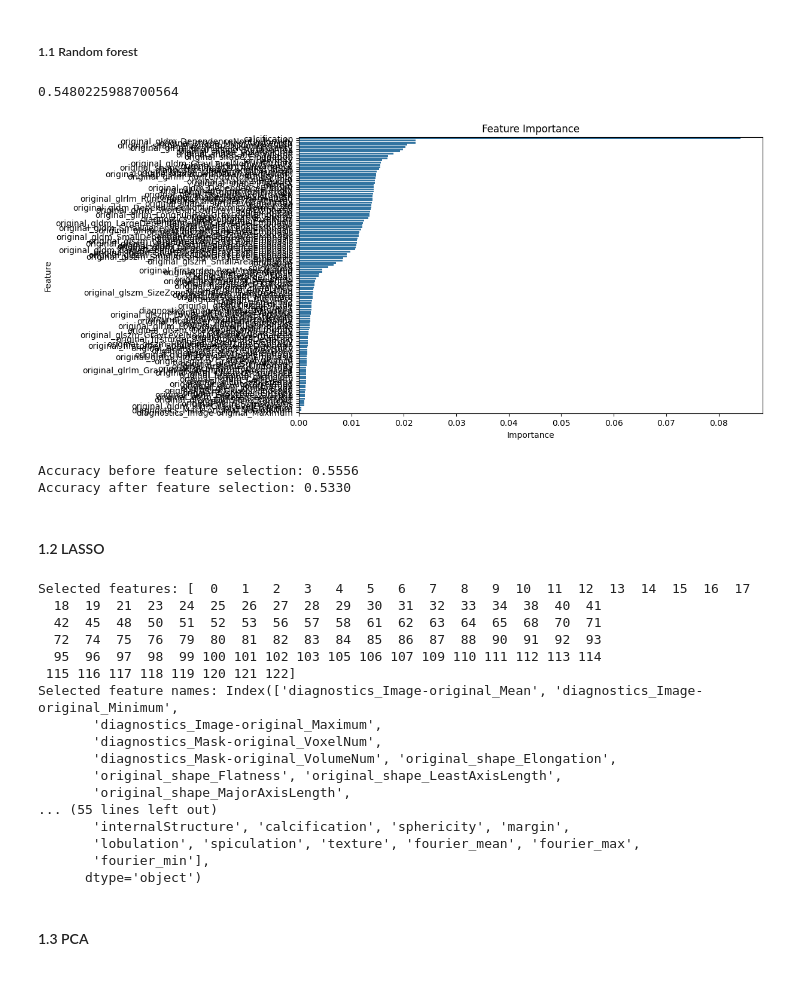
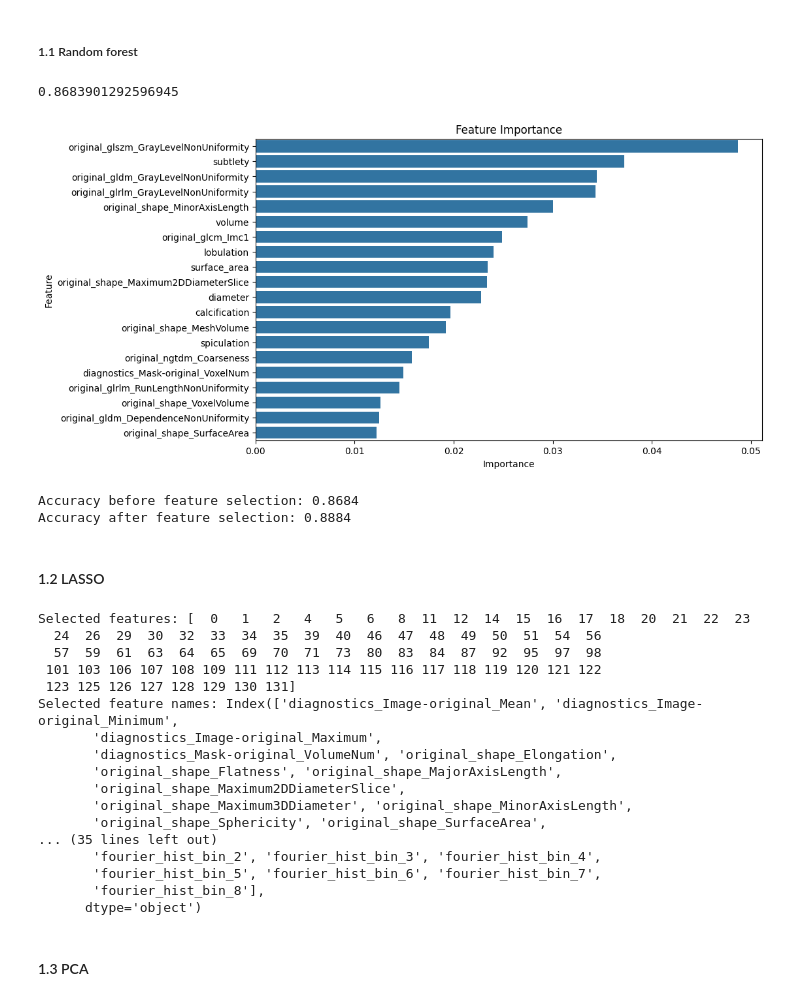
Before and after one commit to Alejandro-131004/Lung-cancer, a Jupyter notebook: feature-selection-joao.ipynb, the cells around one changed output. Saved outputs shown, nothing was run; the diff lists cells and outputs as text; code cells hidden in the pictures.

```diff
--- a/feature-selection-joao.ipynb
+++ b/feature-selection-joao.ipynb
@@ -48,0 +28,28 @@ max           5.000000
+# %%
+dataset_path = r'Feature Extraction and Data Cleaning\radiomic_features_pylidc_and_fourier_per_annotation.csv'  # Replace with the actual path to your CSV file
+df = pd.read_csv(dataset_path)
+# Get the shape of the dataset (rows, columns)
+print(df.shape)
+
+# Get basic statistics about the dataset
+print(df.describe())
+
+# Classifying the malignancy
+df['malignancy'] = df['malignancy'].replace({1: 0, 2: 0, 4: 1, 5: 1})  # 0 = benign, 1 = malignant
+df = df[df['malignancy'] != 3]  # Removing rows with malignancy 3
+
+# Drop Non-Numeric Columns
+df_numeric = df.select_dtypes(include=[float, int])
+
+# Separate Features and Target
+X = df_numeric.drop('malignancy', axis=1)  # Features
+y = df_numeric['malignancy']  # Target
+
+# Normalize Features Between 0 and 1
+scaler = MinMaxScaler()
+X_normalized = pd.DataFrame(scaler.fit_transform(X), columns=X.columns)
+
+# Create a New DataFrame
+processed_df = pd.concat([X_normalized, y.reset_index(drop=True)], axis=1)
+
+X_train, X_test, y_train, y_test = train_test_split(X_normalized, y, test_size=0.2, random_state=42)
@@ -71,31 +108,31 @@ y_pred = rf.predict(X_test)
 initial_accuracy = accuracy_score(y_test, y_pred)
 print(initial_accuracy)
 # %% [output]
-0.5480225988700564
+0.8683901292596945
 # %%
 # Get feature importances
 feature_importances = rf.feature_importances_
 
 # Create a DataFrame for visualization
 feature_importance_df = pd.DataFrame({
     'Feature': X_train.columns,
     'Importance': feature_importances
 })
 
 # Sort the DataFrame by importance
 feature_importance_df = feature_importance_df.sort_values(by='Importance', ascending=False)
-feature_importance_df = feature_importance_df
+feature_importance_df_small = feature_importance_df.head(20)
 
 # Plot feature importances
 plt.figure(figsize=(10, 6))
-sns.barplot(x='Importance', y='Feature', data=feature_importance_df)
+sns.barplot(x='Importance', y='Feature', data=feature_importance_df_small)
 plt.title('Feature Importance')
 plt.show()
 # %% [output]
-[figure, old version]
+[figure, new version]
 # %%
 # Select top 5 features (as an example)
-top_features = feature_importance_df.head(10)['Feature'].values
+top_features = feature_importance_df.head(40)['Feature'].values
 
 # Create a new dataset with only the top features
 X_train_selected = X_train[top_features]
@@ -113,8 +150,8 @@ selected_accuracy = accuracy_score(y_test, y_pred_selected)
 print(f'Accuracy before feature selection: {initial_accuracy:.4f}')
 print(f'Accuracy after feature selection: {selected_accuracy:.4f}')
 # %% [output]
-Accuracy before feature selection: 0.5556
-Accuracy after feature selection: 0.5330
+Accuracy before feature selection: 0.8684
+Accuracy after feature selection: 0.8884
 # %% [markdown]
 #### 1.2 LASSO
 # %%
@@ -147,22 +184,22 @@ print("Selected features:", non_zero_features)
 selected_feature_names = X.columns[non_zero_features]
 print("Selected feature names:", selected_feature_names)
 # %% [output]
-Selected features: [  0   1   2   3   4   5   6   7   8   9  10  11  12  13  14  15  16  17
-  18  19  21  23  24  25  26  27  28  29  30  31  32  33  34  38  40  41
-  42  45  48  50  51  52  53  56  57  58  61  62  63  64  65  68  70  71
-  72  74  75  76  79  80  81  82  83  84  85  86  87  88  90  91  92  93
-  95  96  97  98  99 100 101 102 103 105 106 107 109 110 111 112 113 114
- 115 116 117 118 119 120 121 122]
+Selected features: [  0   1   2   4   5   6   8  11  12  14  15  16  17  18  20  21  22  23
+  24  26  29  30  32  33  34  35  39  40  46  47  48  49  50  51  54  56
+  57  59  61  63  64  65  69  70  71  73  80  83  84  87  92  95  97  98
+ 101 103 106 107 108 109 111 112 113 114 115 116 117 118 119 120 121 122
+ 123 125 126 127 128 129 130 131]
 Selected feature names: Index(['diagnostics_Image-original_Mean', 'diagnostics_Image-original_Minimum',
        'diagnostics_Image-original_Maximum',
-       'diagnostics_Mask-original_VoxelNum',
        'diagnostics_Mask-original_VolumeNum', 'original_shape_Elongation',
-       'original_shape_Flatness', 'original_shape_LeastAxisLength',
-       'original_shape_MajorAxisLength',
-... (55 lines left out)
-       'internalStructure', 'calcification', 'sphericity', 'margin',
-       'lobulation', 'spiculation', 'texture', 'fourier_mean', 'fourier_max',
-       'fourier_min'],
+       'original_shape_Flatness', 'original_shape_MajorAxisLength',
+       'original_shape_Maximum2DDiameterSlice',
+       'original_shape_Maximum3DDiameter', 'original_shape_MinorAxisLength',
+       'original_shape_Sphericity', 'original_shape_SurfaceArea',
+... (35 lines left out)
+       'fourier_hist_bin_2', 'fourier_hist_bin_3', 'fourier_hist_bin_4',
+       'fourier_hist_bin_5', 'fourier_hist_bin_6', 'fourier_hist_bin_7',
+       'fourier_hist_bin_8'],
       dtype='object')
 # %% [markdown]
 #### 1.3 PCA
```
Also changed, not shown: parts of 9 cells of this notebook.
